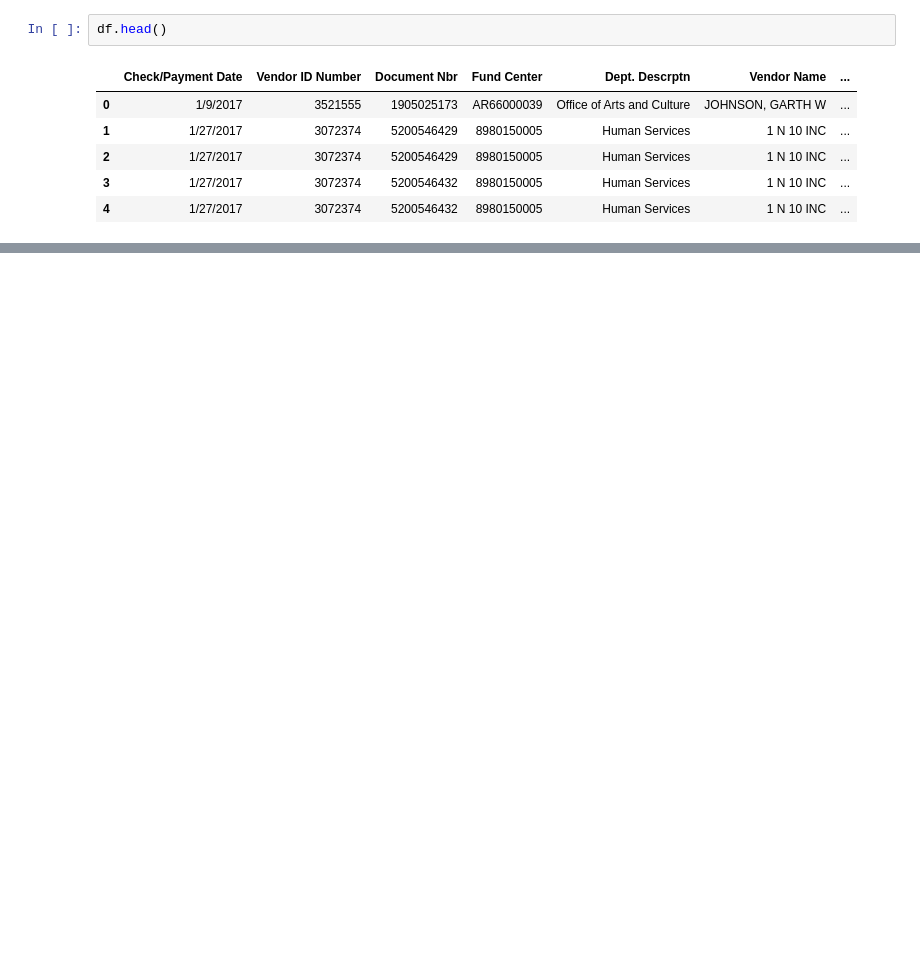
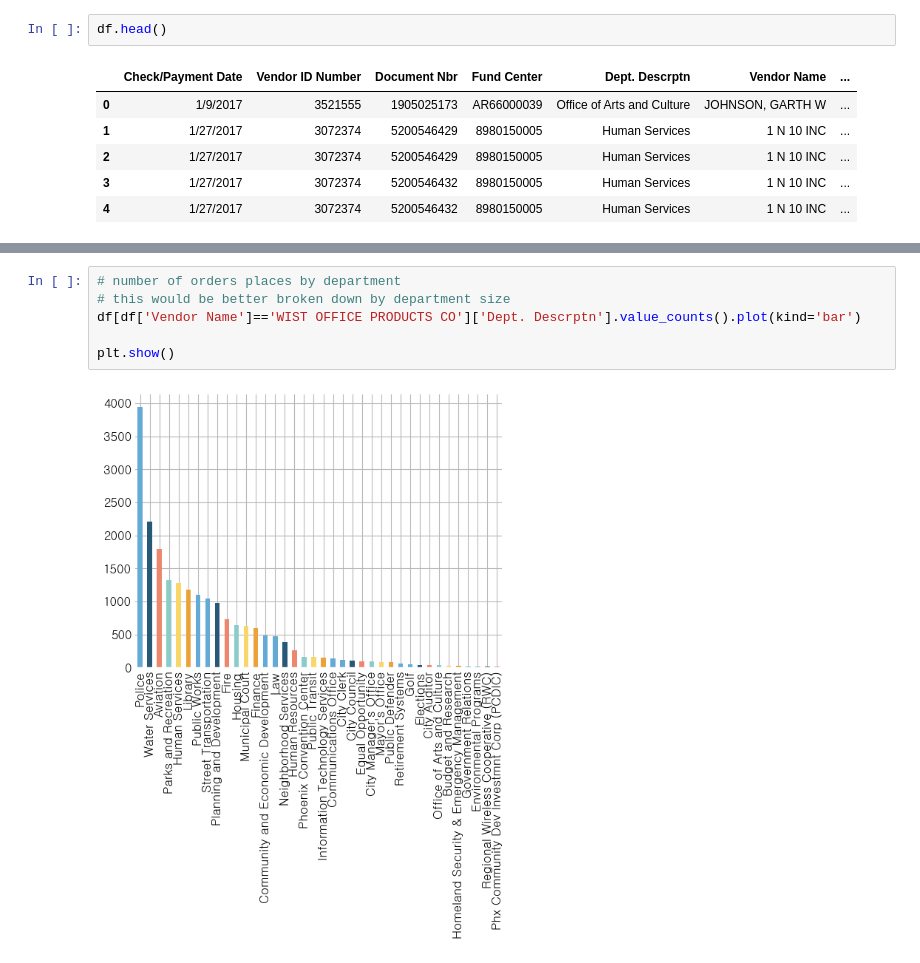
Before and after one commit to vpenney/data-studio, a Jupyter notebook: code/07-phoenix-vendors/Phoenix vendor payments.ipynb, the cells around one changed output, grey strips where cells are left out. Saved outputs shown, nothing was run; the diff lists cells and outputs as text; blank space fills up the shorter version.

```diff
--- a/code/07-phoenix-vendors/Phoenix vendor payments.ipynb
+++ b/code/07-phoenix-vendors/Phoenix vendor payments.ipynb
@@ -104,0 +283,8 @@ df.sort_values(by='Invoice Net Amt ', ascending=False)
+# %%
+# number of orders places by department
+# this would be better broken down by department size
+df[df['Vendor Name']=='WIST OFFICE PRODUCTS CO']['Dept. Descrptn'].value_counts().plot(kind='bar')
+
+plt.show()
+# %% [output]
+[figure, added]
```
Also changed, not shown: parts of 26 cells of this notebook.
